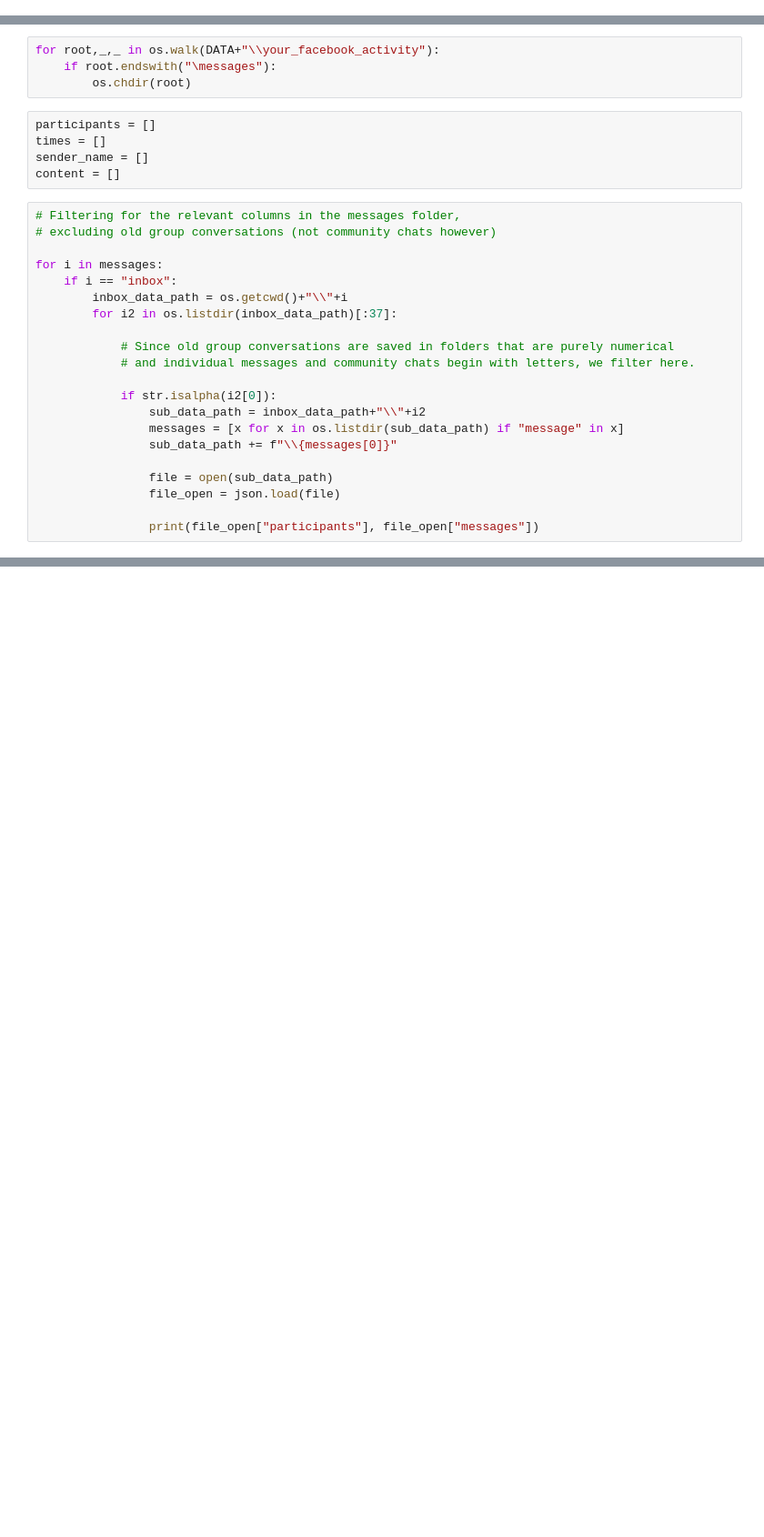
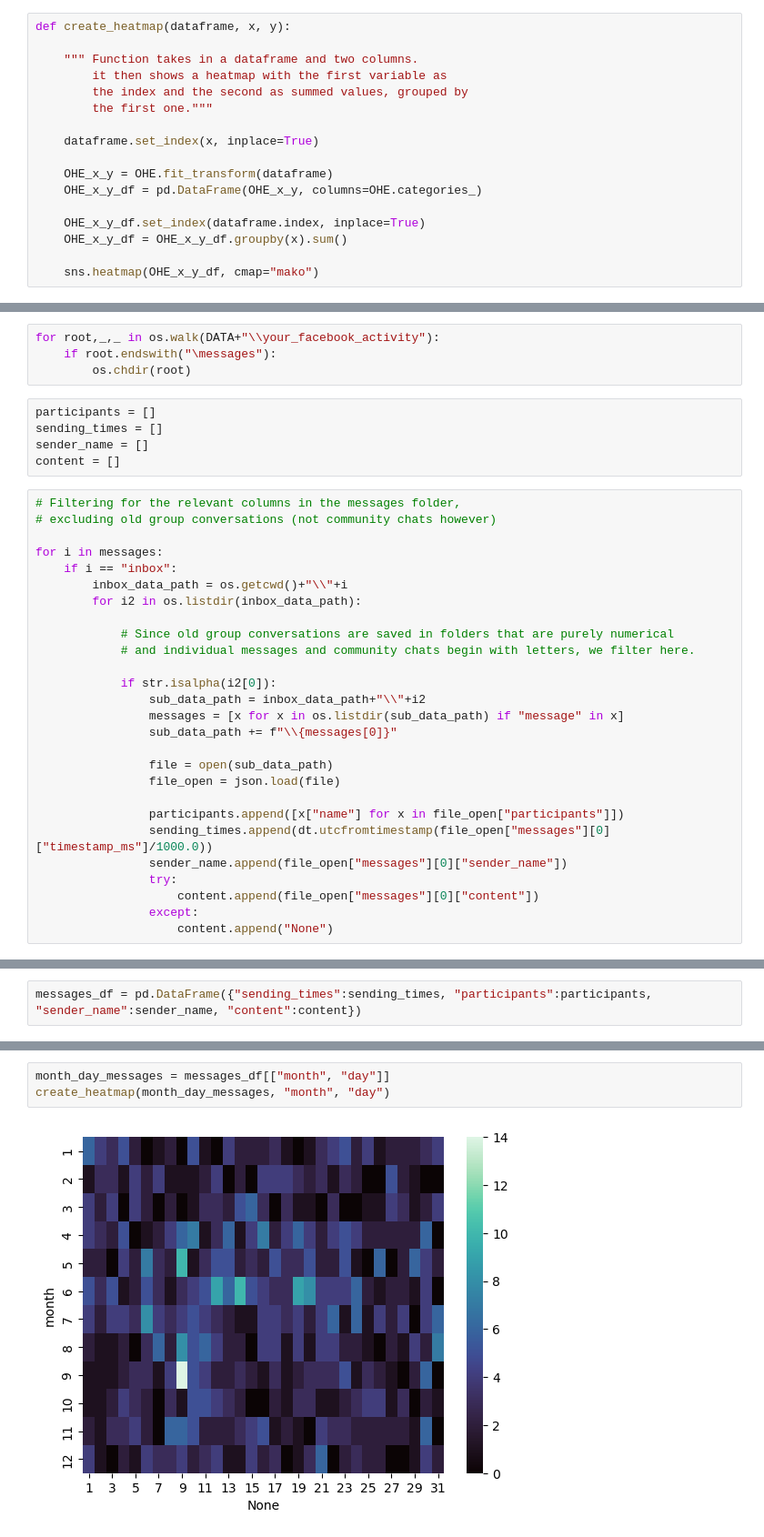
Before and after one commit to Papa-Yaga/Facebook_Projekt, a Jupyter notebook: Facebook.ipynb, the cells around one changed output, grey strips where cells are left out. Shown: that part at 91% size. Cells and saved outputs as stored; diff of their text form; blank space fills up the shorter version.

```diff
--- a/Facebook.ipynb
+++ b/Facebook.ipynb
@@ -91,6 +101,23 @@ comments_df.loc[:,~privacy].head()
 # %%
 from sklearn.preprocessing import OneHotEncoder
 OHE = OneHotEncoder(sparse=False)
+# %%
+def create_heatmap(dataframe, x, y):
+
+    """ Function takes in a dataframe and two columns.
+        it then shows a heatmap with the first variable as
+        the index and the second as summed values, grouped by
+        the first one."""
+
+    dataframe.set_index(x, inplace=True)
+
+    OHE_x_y = OHE.fit_transform(dataframe)
+    OHE_x_y_df = pd.DataFrame(OHE_x_y, columns=OHE.categories_)
+
+    OHE_x_y_df.set_index(dataframe.index, inplace=True)
+    OHE_x_y_df = OHE_x_y_df.groupby(x).sum()
+
+    sns.heatmap(OHE_x_y_df, cmap="mako")
 # %%
 # Creating Sub-DataFrame for months and days and applying OneHotEncoder.
 # Exploring the activity over each day of each month,
@@ -132,7 +143,7 @@ for root,_,_ in os.walk(DATA+"\\your_facebook_activity"):
         os.chdir(root)
 # %%
 participants = []
-times = []
+sending_times = []
 sender_name = []
 content = []
 # %%
@@ -142,7 +153,7 @@ content = []
 for i in messages:
     if i == "inbox":
         inbox_data_path = os.getcwd()+"\\"+i
-        for i2 in os.listdir(inbox_data_path)[:37]:
+        for i2 in os.listdir(inbox_data_path):
 
             # Since old group conversations are saved in folders that are purely numerical
             # and individual messages and community chats begin with letters, we filter here.
@@ -155,4 +166,10 @@ for i in messages:
                 file = open(sub_data_path)
                 file_open = json.load(file)
 
-                print(file_open["participants"], file_open["messages"])
+                participants.append([x["name"] for x in file_open["participants"]])
+                sending_times.append(dt.utcfromtimestamp(file_open["messages"][0]["timestamp_ms"]/1000.0))
+                sender_name.append(file_open["messages"][0]["sender_name"])
+                try:
+                    content.append(file_open["messages"][0]["content"])
+                except:
+                    content.append("None")
@@ -161,0 +176,2 @@ for i in messages:
+# %%
+messages_df = pd.DataFrame({"sending_times":sending_times, "participants":participants, "sender_name":sender_name, "content":content})
@@ -161,0 +193,5 @@ for i in messages:
+# %%
+month_day_messages = messages_df[["month", "day"]]
+create_heatmap(month_day_messages, "month", "day")
+# %% [output]
+[figure, added]
```
Also changed, not shown: parts of 21 cells of this notebook.
